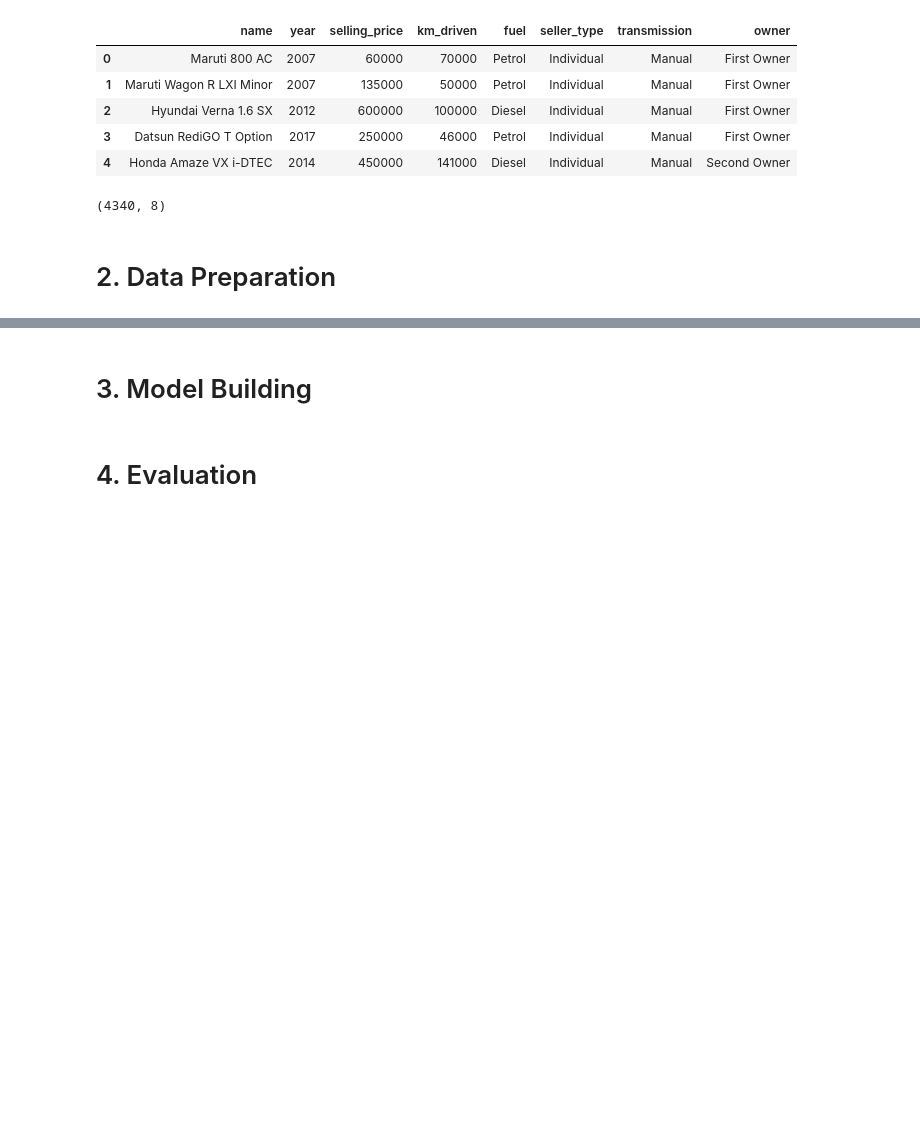
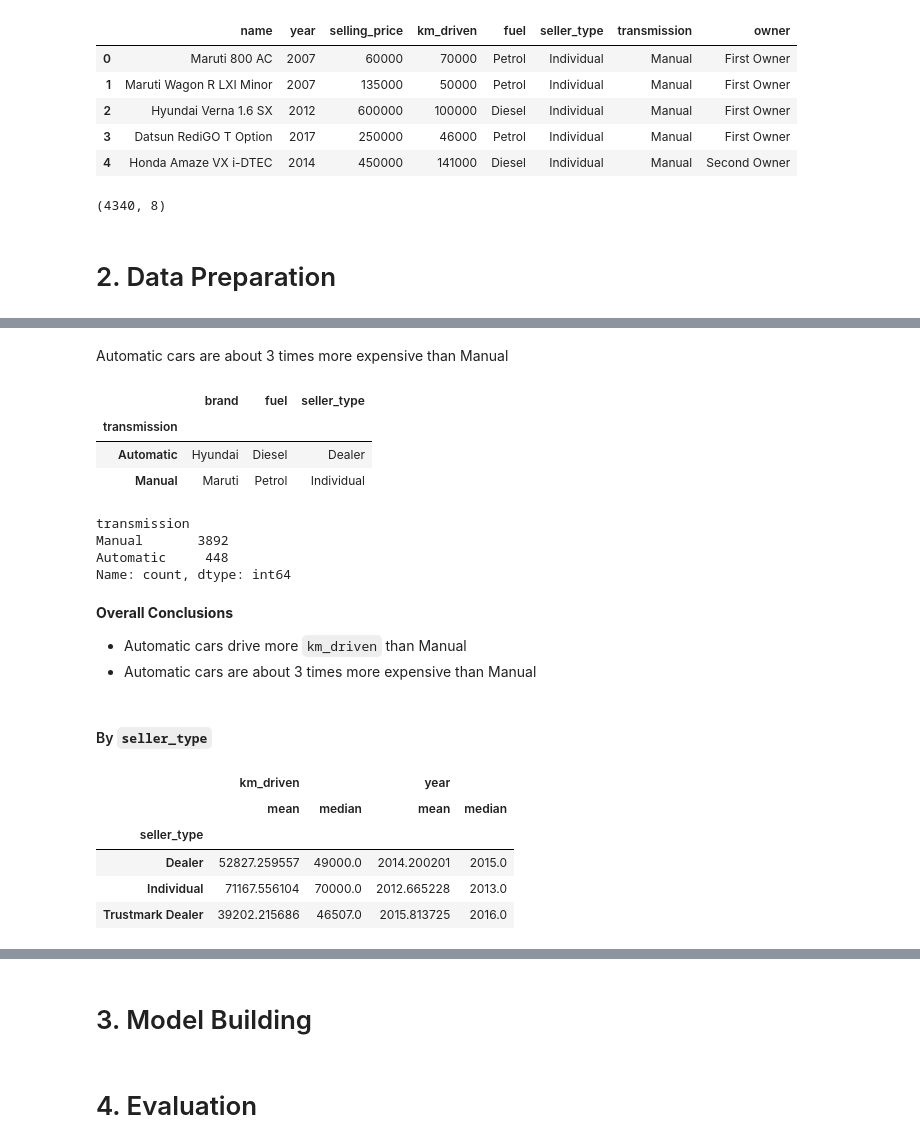
Before and after one commit to Bayan2019/internship_1206, a Jupyter notebook: assignment_07.ipynb, the cells around one changed output, grey strips where cells are left out. Saved outputs shown, nothing was run; the diff lists cells and outputs as text; code cells hidden in the pictures; blank space fills up the shorter version.

```diff
--- a/assignment_07.ipynb
+++ b/assignment_07.ipynb
@@ -97,0 +333,32 @@ cars.shape
+# %% [markdown]
+Automatic cars are about 3 times more expensive than Manual
+# %%
+cars[nominalFeatures].groupby('transmission').agg(pd.Series.mode)
+# %% [output]
+|  | brand | fuel | seller_type |
+| transmission |  |  |  |
+| Automatic | Hyundai | Diesel | Dealer |
+| Manual | Maruti | Petrol | Individual |
+# %%
+cars.transmission.value_counts()
+# %% [output]
+transmission
+Manual       3892
+Automatic     448
+Name: count, dtype: int64
+# %% [markdown]
+**Overall Conclusions**
+
+- Automatic cars drive more `km_driven` than Manual
+- Automatic cars are about 3 times more expensive than Manual
+# %% [markdown]
+#### By `seller_type`
+# %%
+cars[continuousFeatures+['seller_type']].groupby('seller_type').agg(['mean', 'median'])
+# %% [output]
+|  | km_driven |  | year |  |
+|  | mean | median | mean | median |
+| seller_type |  |  |  |  |
+| Dealer | 52827.259557 | 49000.0 | 2014.200201 | 2015.0 |
+| Individual | 71167.556104 | 70000.0 | 2012.665228 | 2013.0 |
+| Trustmark Dealer | 39202.215686 | 46507.0 | 2015.813725 | 2016.0 |
```
Also changed, not shown: parts of 64 cells of this notebook.
